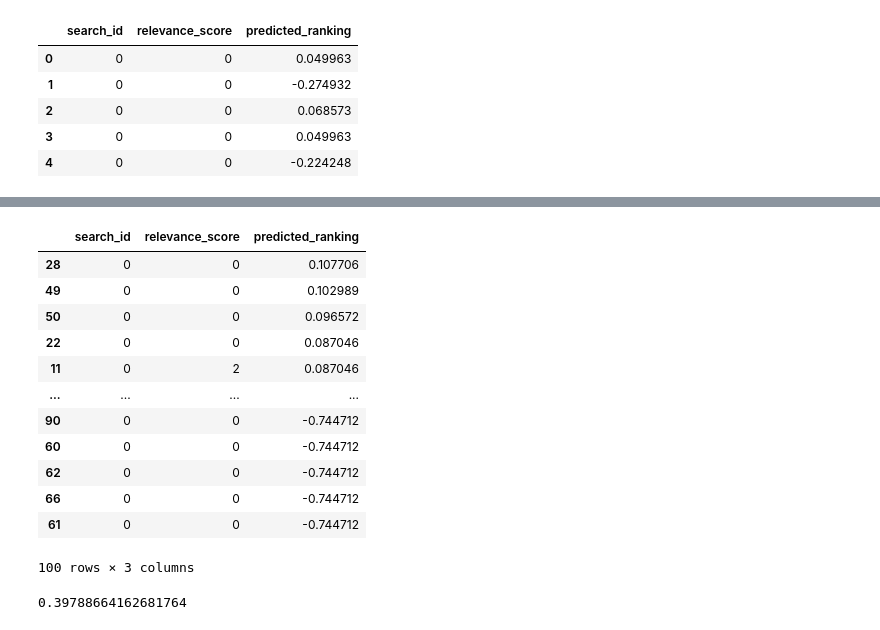
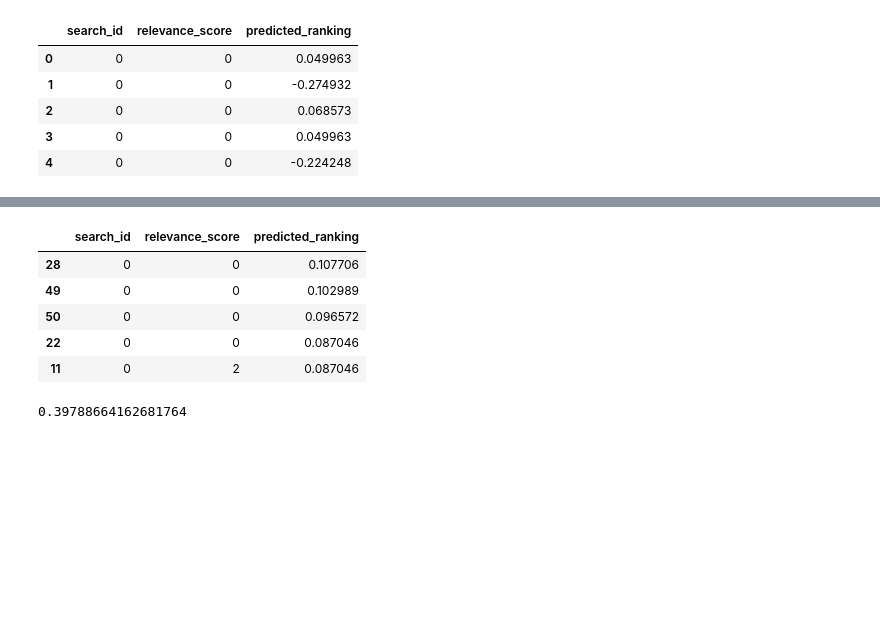
Before and after one commit to kusharma/Expedia-RecTour-Ranking, a Jupyter notebook: notebooks/XGBOOSTTest_2.ipynb, the cells around one changed output, grey strips where cells are left out. Drawn from its saved outputs; the diff is of its cells as text; code cells hidden in the pictures; blank space fills up the shorter version.

```diff
--- a/notebooks/XGBOOSTTest-2.ipynb
+++ b/notebooks/XGBOOSTTest_2.ipynb
@@ -993,21 +973,14 @@ array([ 1.0770624e-01,  1.0298897e-01,  9.6571989e-02,  8.7046258e-02,
 # %%
 si_zero=grouped_df[grouped_df['search_id'] == 0]
 # %%
-si_zero
+si_zero.head()
 # %% [output]
 |  | search_id | relevance_score | predicted_ranking |
 | 28 | 0 | 0 | 0.107706 |
 | 49 | 0 | 0 | 0.102989 |
 | 50 | 0 | 0 | 0.096572 |
 | 22 | 0 | 0 | 0.087046 |
 | 11 | 0 | 2 | 0.087046 |
-| ... | ... | ... | ... |
-| 90 | 0 | 0 | -0.744712 |
-| 60 | 0 | 0 | -0.744712 |
-| 62 | 0 | 0 | -0.744712 |
-| 66 | 0 | 0 | -0.744712 |
-| 61 | 0 | 0 | -0.744712 |
-100 rows × 3 columns
 # %%
 ndcg_score(
     [si_zero['relevance_score'].to_numpy()], [si_zero['predicted_ranking'].to_numpy()]
```
Also changed, not shown: parts of 31 cells of this notebook.
